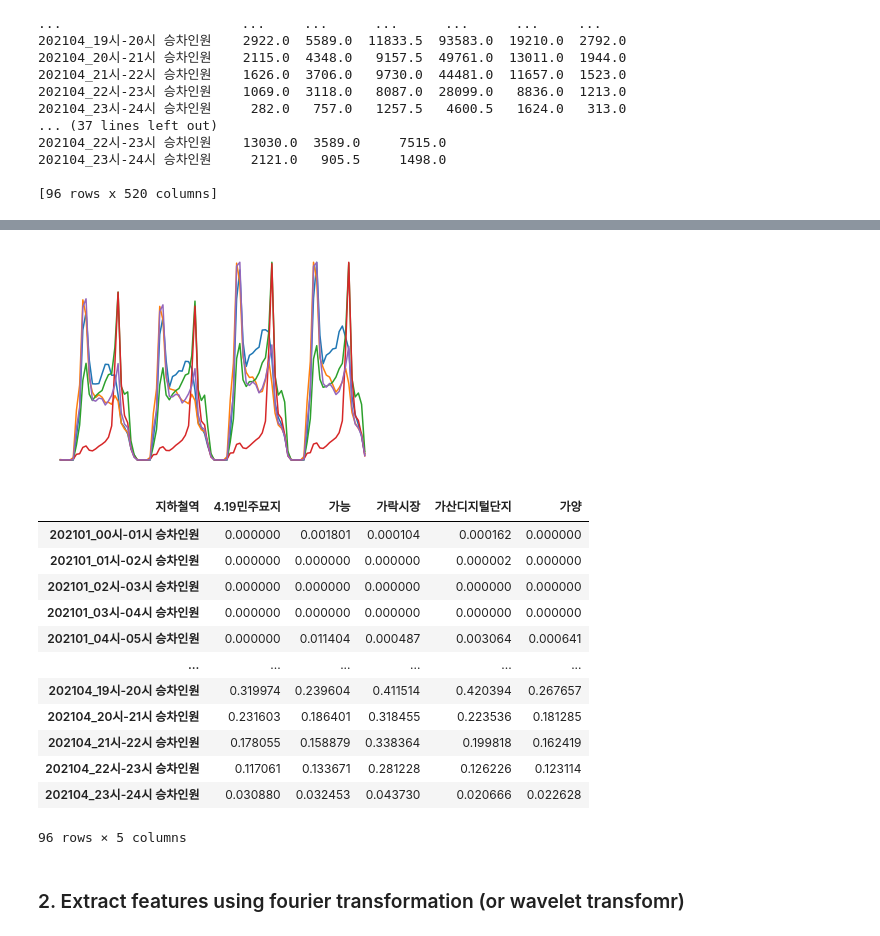
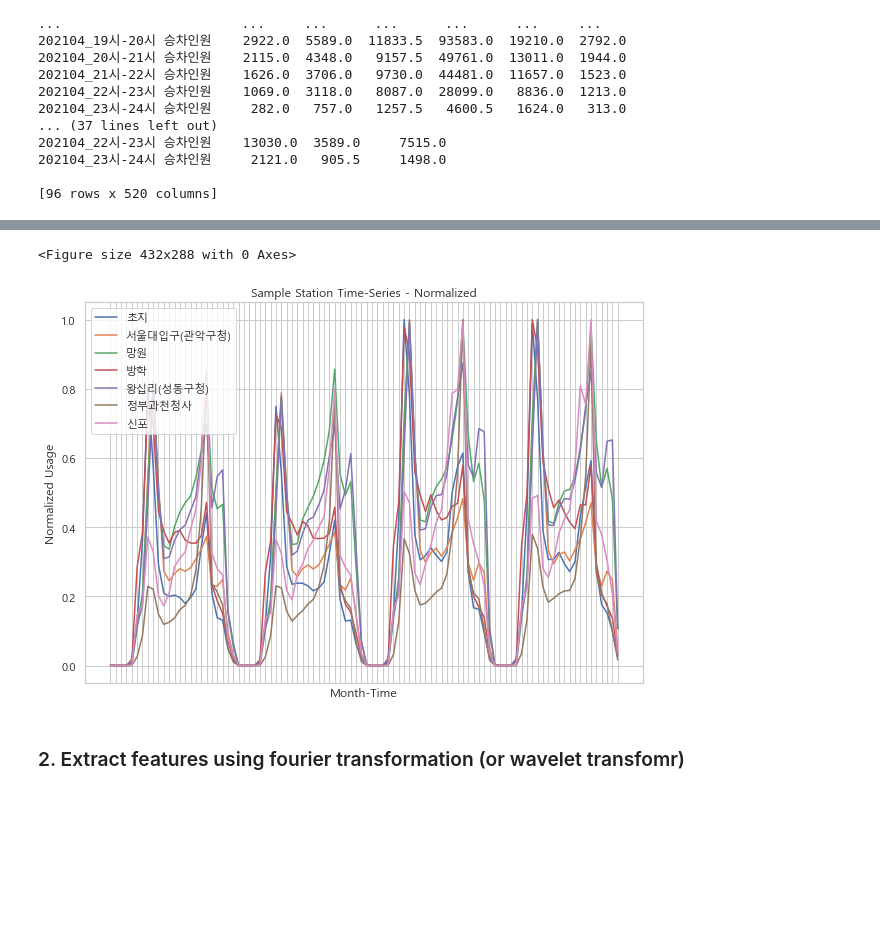
Before and after one commit to cwoong2park/UrbanDataTutorial, a Jupyter notebook: Final_Proj.ipynb, the cells around one changed output, grey strips where cells are left out. Cells and saved outputs as stored; diff of their text form; code cells hidden in the pictures; blank space fills up the shorter version.

```diff
--- a/Final_Proj.ipynb
+++ b/Final_Proj.ipynb
@@ -109,0 +102,3 @@ plt.show()
+# %%
+sample_cols = in_df_cols.sample(n = 7, axis = 1)
+print(sample_cols)
@@ -109,0 +123,17 @@ plt.show()
+# %%
+#Visualize the time-usage graph
+
+plt.clf()
+xi = [i*24 for i in range(4)]
+print(xi)
+ax, fig = ax, plt.figure(figsize = (10, 7))
+plt.rc('font', family = 'Malgun Gothic')
+plt.xlabel('Month-Time')
+plt.ylabel('Usage')
+plt.plot(sample_cols)
+plt.title('Sample Station Time-Series')
+plt.tick_params(axis = 'x', labelbottom = False)
+#plt.xticks = (xi, ['Jan', 'Feb', 'Mar','Apr'])
+plt.legend(sample_cols.columns)
+plt.show()
+fig.savefig('./final_fig/fig_0.png')
@@ -110,30 +144,26 @@ plt.show()
 # %%
 def norm_col(df, col):
     return col/df[col].max()
-
+norm_cols = pd.DataFrame()
 for col in sample_cols:
     norm_cols[col] = sample_cols[col] / sample_cols[col].max()
 
 #norm_cols = sample_cols.apply(norm_col, axis = 1)
 plt.clf()
-plt.axis('off')
+
+ax, fig = ax, plt.figure(figsize = (10, 7))
+plt.rc('font', family = 'Malgun Gothic')
+plt.xlabel('Month-Time')
+plt.ylabel('Normalized Usage')
 plt.plot(norm_cols)
+plt.title('Sample Station Time-Series - Normalized')
+plt.tick_params(axis = 'x', labelbottom = False)
+#plt.xticks = (xi, ['Jan', 'Feb', 'Mar','Apr'])
+plt.legend(norm_cols.columns, loc = 2)
 plt.show()
-norm_cols
+fig.savefig('./final_fig/fig_1.png')
 # %% [output]
+<Figure size 432x288 with 0 Axes>
-[figure, old version]
+[figure, new version]
-| 지하철역 | 4.19민주묘지 | 가능 | 가락시장 | 가산디지털단지 | 가양 |
-| 202101_00시-01시 승차인원 | 0.000000 | 0.001801 | 0.000104 | 0.000162 | 0.000000 |
-| 202101_01시-02시 승차인원 | 0.000000 | 0.000000 | 0.000000 | 0.000002 | 0.000000 |
-| 202101_02시-03시 승차인원 | 0.000000 | 0.000000 | 0.000000 | 0.000000 | 0.000000 |
-| 202101_03시-04시 승차인원 | 0.000000 | 0.000000 | 0.000000 | 0.000000 | 0.000000 |
-| 202101_04시-05시 승차인원 | 0.000000 | 0.011404 | 0.000487 | 0.003064 | 0.000641 |
-| ... | ... | ... | ... | ... | ... |
-| 202104_19시-20시 승차인원 | 0.319974 | 0.239604 | 0.411514 | 0.420394 | 0.267657 |
-| 202104_20시-21시 승차인원 | 0.231603 | 0.186401 | 0.318455 | 0.223536 | 0.181285 |
-| 202104_21시-22시 승차인원 | 0.178055 | 0.158879 | 0.338364 | 0.199818 | 0.162419 |
-| 202104_22시-23시 승차인원 | 0.117061 | 0.133671 | 0.281228 | 0.126226 | 0.123114 |
-| 202104_23시-24시 승차인원 | 0.030880 | 0.032453 | 0.043730 | 0.020666 | 0.022628 |
-96 rows × 5 columns
 # %% [markdown]
 ### 2. Extract features using fourier transformation (or wavelet transfomr)
```
Also changed, not shown: parts of 15 cells of this notebook, 9 other files.
